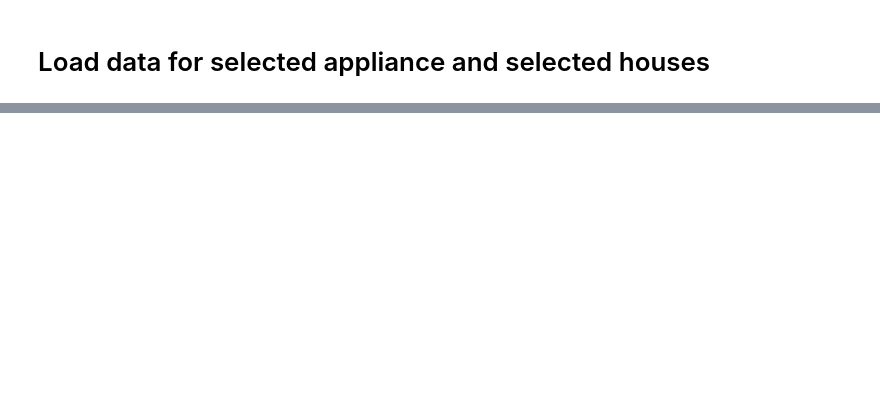
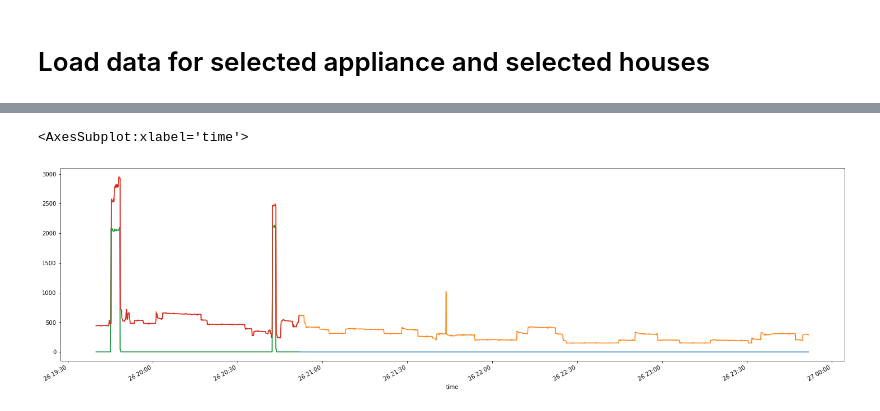
Before and after one commit to mahnoor-shahid/nilm_analyzer_tutorials, a Jupyter notebook: 02_sampling.ipynb, the cells around one changed output, grey strips where cells are left out. Cells and saved outputs as stored; diff of their text form; code cells hidden in the pictures; blank space fills up the shorter version.

```diff
--- a/02_sampling.ipynb
+++ b/02_sampling.ipynb
@@ -17,0 +22,3 @@ type(washing_machine)
+# %%
+unsampled_kettle = kettle.data[3].copy()
+unsampled_kettle
@@ -26,0 +66,8 @@ washing_machine.data[2]
+# %%
+unsampled_kettle['kettle']['2013-09-26 19:40': '2013-09-26 23:51'].plot(figsize=(25,7))
+unsampled_kettle['aggregate']['2013-09-26 19:40': '2013-09-26 23:51'].plot(figsize=(25,7))
+kettle.data[3]['kettle']['2013-09-26 19:40': '2013-09-26 20:51'].plot(figsize=(25,7))
+kettle.data[3]['aggregate']['2013-09-26 19:40': '2013-09-26 20:51'].plot(figsize=(25,7))
+# %% [output]
+<AxesSubplot:xlabel='time'>
+[figure, added]
```
Also changed, not shown: parts of 11 cells of this notebook, 1 other file.
